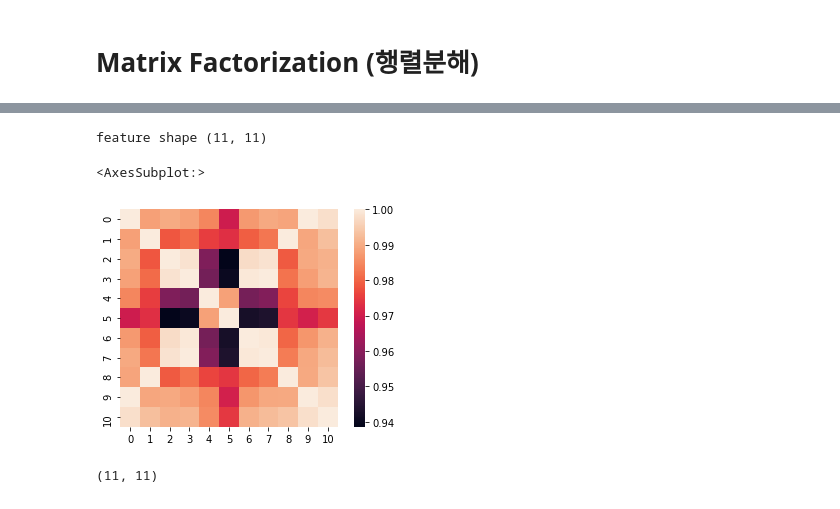
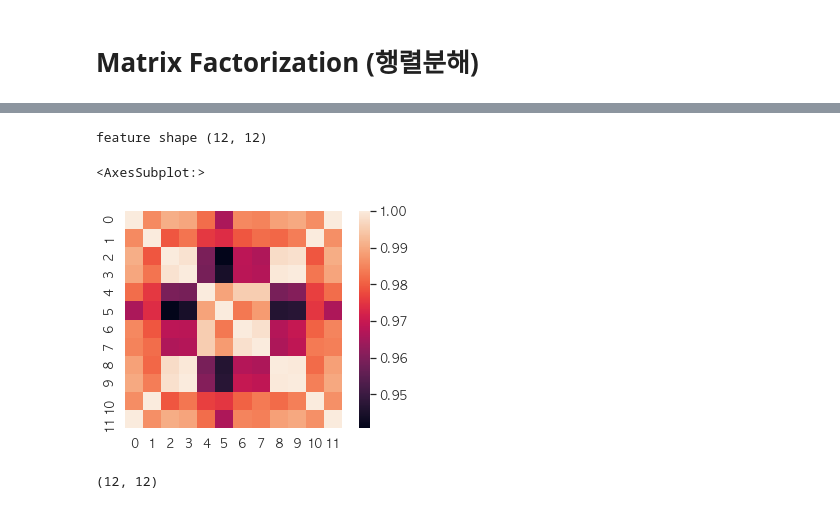
Before and after one commit to formegusto/contract-recommendation-system, a Jupyter notebook: pre-research/kepco-calc/recommend system prototype.ipynb, the cells around one changed output, grey strips where cells are left out. Drawn from its saved outputs; the diff is of its cells as text; code cells hidden in the pictures.

```diff
--- a/pre-research/kepco-calc/recommend system prototype.ipynb
+++ b/pre-research/kepco-calc/recommend system prototype.ipynb
@@ -3,13 +3,29 @@
 # %%
 import pandas as pd
 import numpy as np
+from numpy import dot
+from numpy.linalg import norm
 import datetime as dt
 import math as mt
 import IPython
 import IPython.display
 from sklearn.decomposition import TruncatedSVD
-import seaborn as sns
+from scipy.spatial import distance
+import scipy.stats
+
+%matplotlib inline
+import matplotlib
 import matplotlib.pyplot as plt
+import seaborn as sn
+sn.set()
+plt.rcParams['axes.labelsize'] = 14
+plt.rcParams['xtick.labelsize'] = 12
+plt.rcParams['ytick.labelsize'] = 12
+
+# 한글출력
+matplotlib.rc('font', family='AppleGothic')  # MacOS
+# matplotlib.rc('font', family='Malgun Gothic')  # Windows
+plt.rcParams['axes.unicode_minus'] = False
 # %%
 # 1~6, 9~12
 low_pressure_fee = [
@@ -439,11 +455,8 @@ for month in range(1, 13):
         IPython.display.clear_output()
 
     better_comp_df = better_comp_df.append(
-        pd.Series(rows, index=["{}%".format(_) for _ in range(min_per, max_per + 1)], name=month))
+        pd.Series(rows, index=["{}".format(_) for _ in range(min_per, max_per + 1)], name=month))
     better_comp_df
 
-better_comp_df = better_comp_df.append(
-    pd.Series(better_comp_df.mean(), name="mean")
-)
 better_comp_df
 # %% [output]
@@ -468,20 +477,31 @@ exclude_summer = better_comp_df.loc[idx_exclude_summer]
+# %%
+idx_exclude_summer = better_comp_df.index.difference([7,8])
+
+# mean_sr = np.floor(pd.Series(better_comp_df.mean(), name="mean"))
+# mean_exclude_sum_sr = pd.Series(better_comp_df.loc[idx_exclude_summer].mean(), name="mean exclude summer")
+# mean_sum_sr = pd.Series(better_comp_df.loc[[7,8]].mean(), name="mean summer")
+
+analysis_df = better_comp_df.append([
+#     mean_sr,
+#     mean_exclude_sum_sr,
+#     mean_sum_sr
+])
 # %%
-SVD = TruncatedSVD(n_components=24)
-# matrix = SVD.fit_transform(better_comp_df)
-matrix = SVD.fit_transform(exclude_summer)
+SVD = TruncatedSVD(n_components=36)
+matrix = SVD.fit_transform(analysis_df)
 print("feature shape", matrix.shape)
 
 corr = np.corrcoef(matrix)
 sns.heatmap(corr, #데이터
             cbar=True, #오른쪽 컬러 막대 출력 여부
             square=True, #차트를 정사각형으로 할 것인지
            )
 # %% [output]
-feature shape (11, 11)
+feature shape (12, 12)
 <AxesSubplot:>
-[figure, old version]
+[figure, new version]
 # %%
 matrix.shape
 # %% [output]
-(11, 11)
+(12, 12)
 # %%
```
Also changed, not shown: parts of 16 cells of this notebook, 1 other file.
